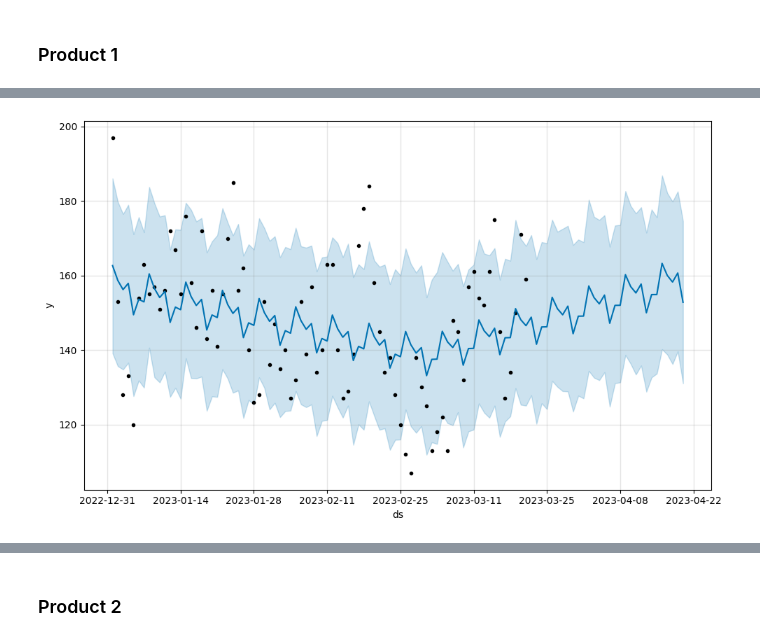
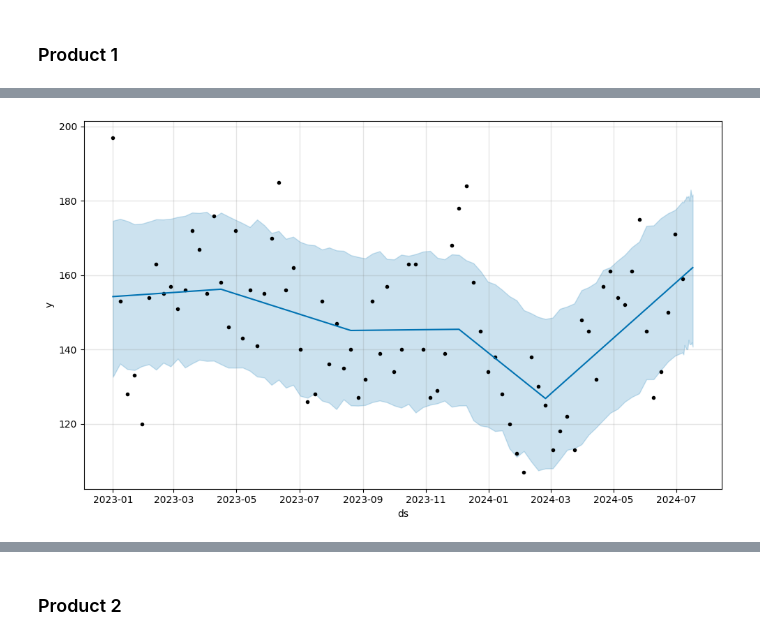
Before and after one commit to Suraj-st/PrinciplesOfDataScience_Group2, a Jupyter notebook: Suraj/Product_TimeSeries_Analysis.ipynb, the cells around one changed output, grey strips where cells are left out. Cells and saved outputs as stored; diff of their text form; code cells hidden in the pictures.

```diff
--- a/Suraj/Product_TimeSeries_Analysis.ipynb
+++ b/Suraj/Product_TimeSeries_Analysis.ipynb
@@ -511,17 +565,11 @@ No cointegration detected.
 # %% [markdown]
 ### Product 1
 # %%
-import pandas as pd
-
-# Load dataset
-# file_path = "your_file_path.csv"  # Change this to your actual file path
-# df = pd.read_csv(file_path)
-
 # Rename columns for FBProphet
 df_prophet = df.rename(columns={"t": "ds", "ProductP1": "y"})
 
 # Convert 'ds' into a proper datetime format (assuming 't' represents sequential days)
-df_prophet["ds"] = pd.date_range(start="2023-01-01", periods=len(df_prophet), freq="D")
+df_prophet["ds"] = pd.date_range(start="2023-01-01", periods=len(df_prophet), freq="W")
 
 # Keep only necessary columns
 df_prophet = df_prophet[["ds", "y"]]
@@ -633,17 +692,17 @@ Best MSE: 180.21789880655214
 # %%
 import matplotlib.pyplot as plt
 
 # Predict using the best model
-future = best_model.make_future_dataframe(periods=30)
+future = best_model.make_future_dataframe(periods=10)
 # future["temp"] = df_prophet["temp"].mean()  # Assuming avg temperature
 
 forecast = best_model.predict(future)
 
 # Plot the forecast
 best_model.plot(forecast)
 plt.show()
 # %% [output]
-[figure, old version]
+[figure, new version]
 # %%
 from prophet.diagnostics import cross_validation, performance_metrics
 
```
Also changed, not shown: parts of 64 cells of this notebook.
